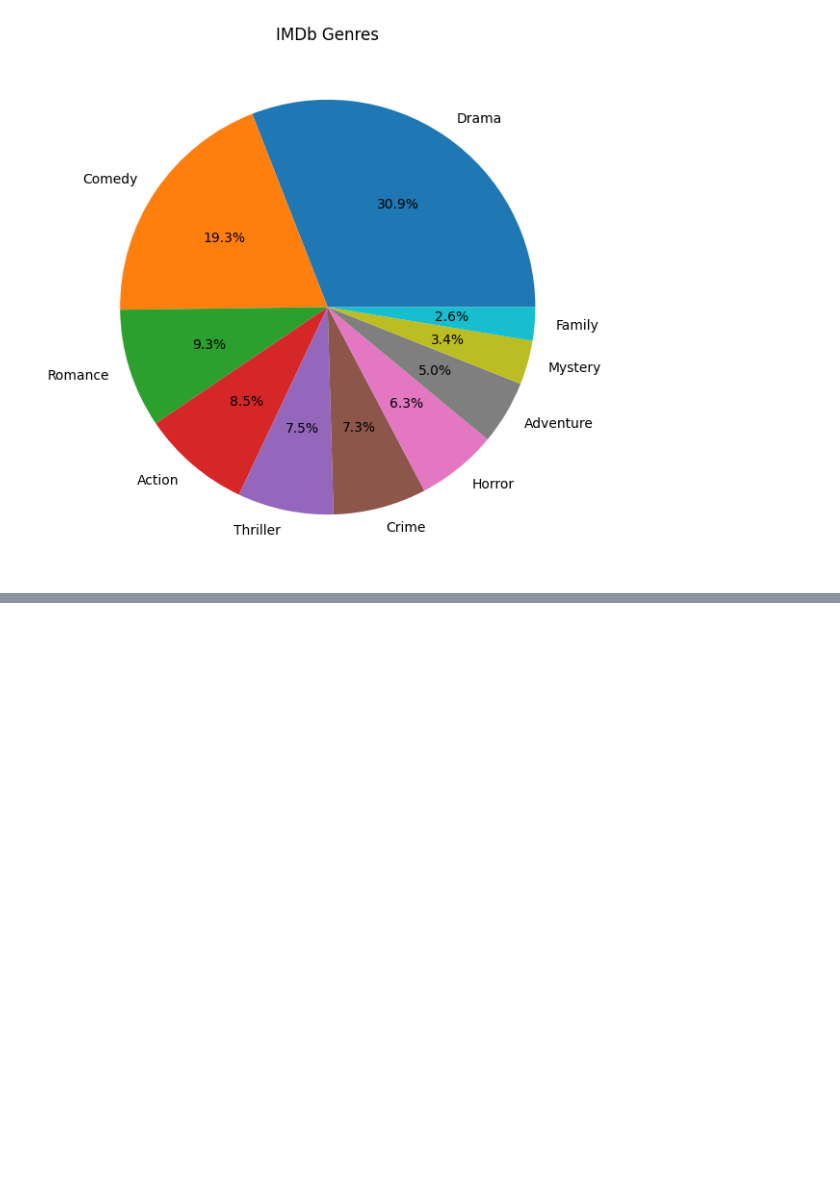
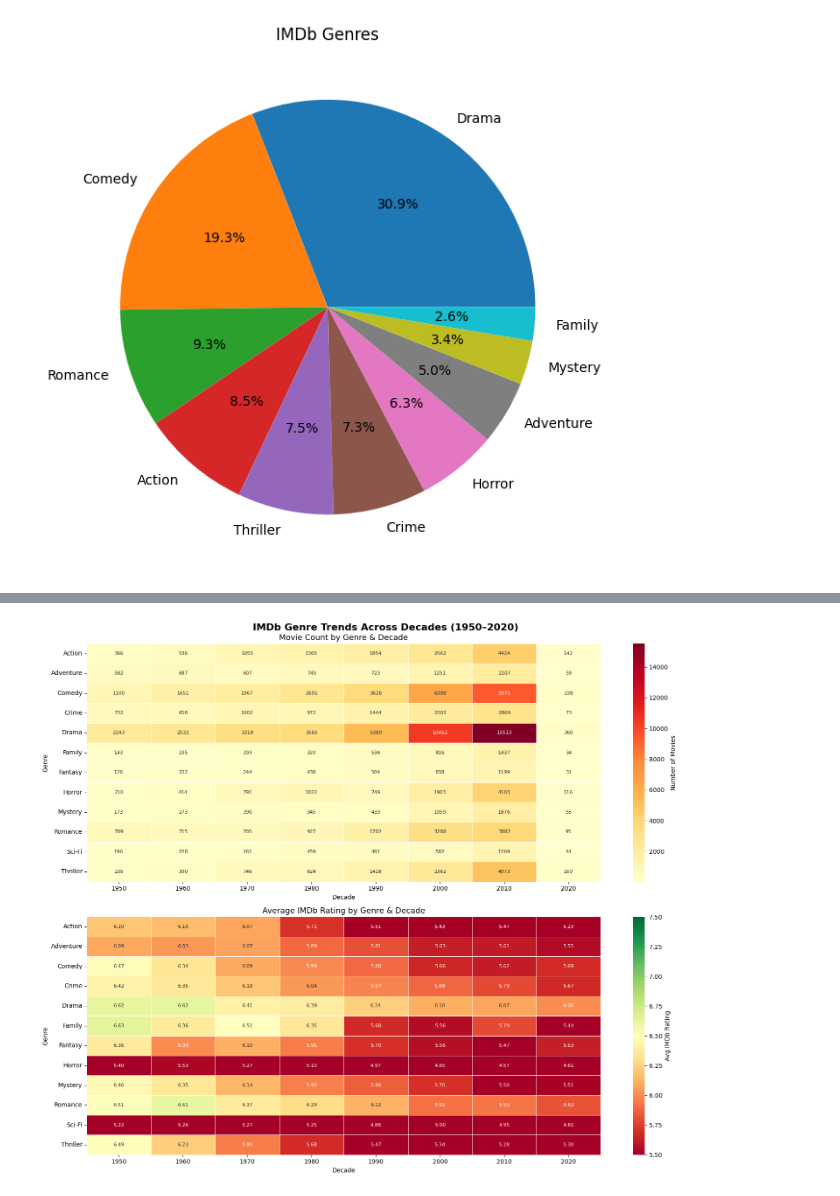
Before and after one commit to meetc1213/Netflix-IMDb-Data-Analysis-Project, a Jupyter notebook: exploration.ipynb, the cells around one changed output, grey strips where cells are left out. Cells and saved outputs as stored; diff of their text form; code cells hidden in the pictures; blank space fills up the shorter version.

Commit message:
Made heatmaps

```diff
--- a/exploration.ipynb
+++ b/exploration.ipynb
@@ -601,0 +624,58 @@ plt.show()
+# %%
+import seaborn as sns
+
+# Pull genre + rating data for movies post-1950
+query = """
+SELECT
+    m.genre,
+    (CAST(m.year AS INTEGER) / 10) * 10 AS decade,
+    r.weighted_average_vote
+FROM imdb_m m
+JOIN imdb_r r ON m.imdb_title_id = r.imdb_title_id
+WHERE CAST(m.year AS INTEGER) >= 1950
+  AND m.genre IS NOT NULL
+  AND r.weighted_average_vote IS NOT NULL
+"""
+df_genres = pd.read_sql_query(query, conn)
+
+# Explode comma-separated genres into individual rows
+df_genres['genre'] = df_genres['genre'].str.split(', ')
+df_genres = df_genres.explode('genre')
+df_genres['genre'] = df_genres['genre'].str.strip()
+
+# Keep only top 12 genres by total count
+top_genres = df_genres['genre'].value_counts().head(12).index
+df_genres = df_genres[df_genres['genre'].isin(top_genres)]
+
+# Pivot tables: count and avg rating, genre × decade
+count_pivot  = df_genres.groupby(['genre', 'decade']).size().unstack(fill_value=0)
+rating_pivot = df_genres.groupby(['genre', 'decade'])['weighted_average_vote'].mean().unstack()
+
+# --- Plot ---
+fig, axes = plt.subplots(2, 1, figsize=(16, 13))
+fig.suptitle('IMDb Genre Trends Across Decades (1950–2020)', fontsize=16, fontweight='bold')
+
+# Heatmap 1: Movie Count
+sns.heatmap(
+    count_pivot, ax=axes[0], cmap='YlOrRd', annot=True, fmt='d',
+    linewidths=0.4, cbar_kws={'label': 'Number of Movies'}, annot_kws={'size': 8}
+)
+axes[0].set_title('Movie Count by Genre & Decade', fontsize=13)
+axes[0].set_xlabel('Decade')
+axes[0].set_ylabel('Genre')
+axes[0].tick_params(axis='x', rotation=0)
+
+# Heatmap 2: Avg Rating
+sns.heatmap(
+    rating_pivot, ax=axes[1], cmap='RdYlGn', annot=True, fmt='.2f',
+    linewidths=0.4, vmin=5.5, vmax=7.5, cbar_kws={'label': 'Avg IMDb Rating'}, annot_kws={'size': 8}
+)
+axes[1].set_title('Average IMDb Rating by Genre & Decade', fontsize=13)
+axes[1].set_xlabel('Decade')
+axes[1].set_ylabel('Genre')
+axes[1].tick_params(axis='x', rotation=0)
+
+plt.tight_layout()
+plt.show()
+# %% [output]
+[figure, added]
```
Also changed, not shown: parts of 2 cells of this notebook.
